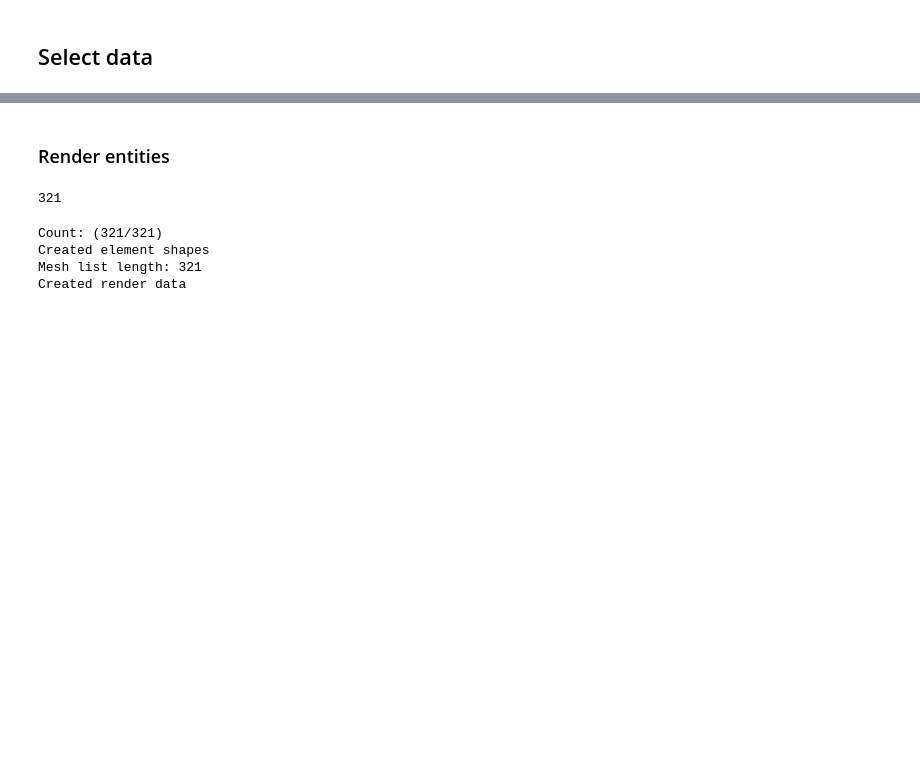
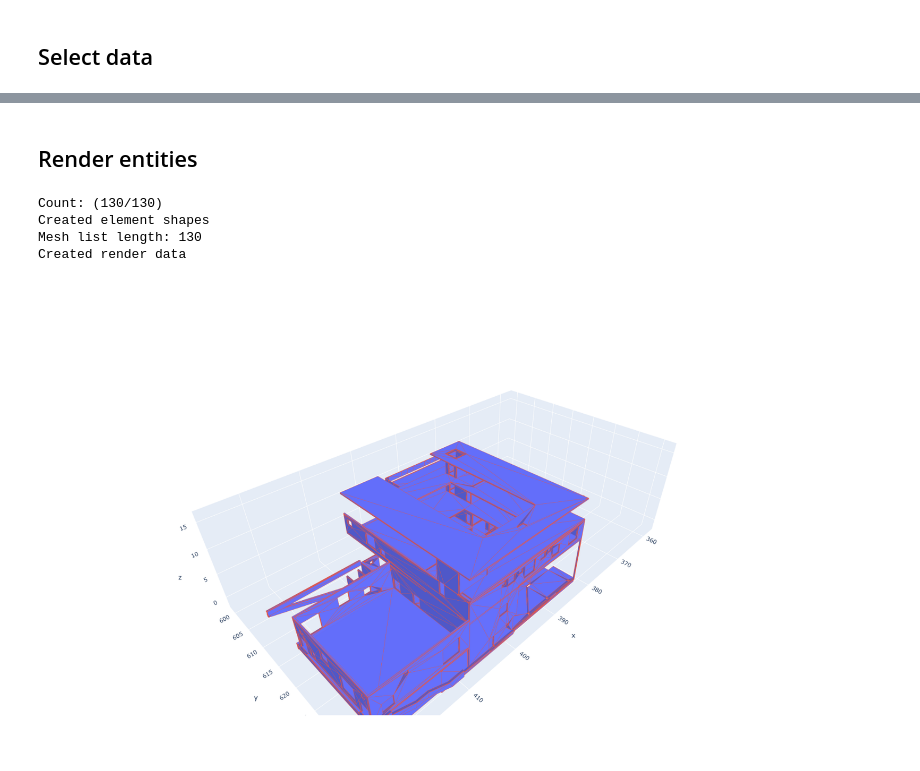
Before and after one commit to KaareH/DTU_E23_41934_Advanced-BIM, a Jupyter notebook: Assignments/A1/AdvBIM-A1_Dashboard.ipynb, the cells around one changed output, grey strips where cells are left out. Saved outputs shown, nothing was run; the diff lists cells and outputs as text; code cells hidden in the pictures; blank space fills up the shorter version.

```diff
--- a/Assignments/A1/AdvBIM-A1_Dashboard.ipynb
+++ b/Assignments/A1/AdvBIM-A1_Dashboard.ipynb
@@ -187,22 +471,22 @@ def runVisualization(data: RenderData):
 # %% [markdown]
-### Render entities
+## Render entities
-# %%
-beams = model.by_type('IfcBeam')
-slabs = model.by_type('IfcSlab')
-
-# entities = beams + slabs
-entities = slab_DE
-len(entities)
-# %% [output]
-321
+# %%
+entities_render = []
+for guid in list(df.query("Ignore == False")['GUID']):
+    entities_render.append(model.by_guid(guid))
 # %%
-elementShapes = getElementShapes(entities)
+elementShapes = getElementShapes(entities_render)
 print(f"Created element shapes")
+# renderData = makeRenderData([elementShapes[0]])
 renderData = makeRenderData(elementShapes)
 print(f"Created render data")
 # %% [output]
-Count: (321/321)
+Count: (130/130)
 Created element shapes
-Mesh list length: 321
+Mesh list length: 130
 Created render data
+# %%
+plotlyRenderElements(elementShapes)
+# %% [output]
+[figure, added]
 # %%
```
Also changed, not shown: parts of 25 cells of this notebook.
